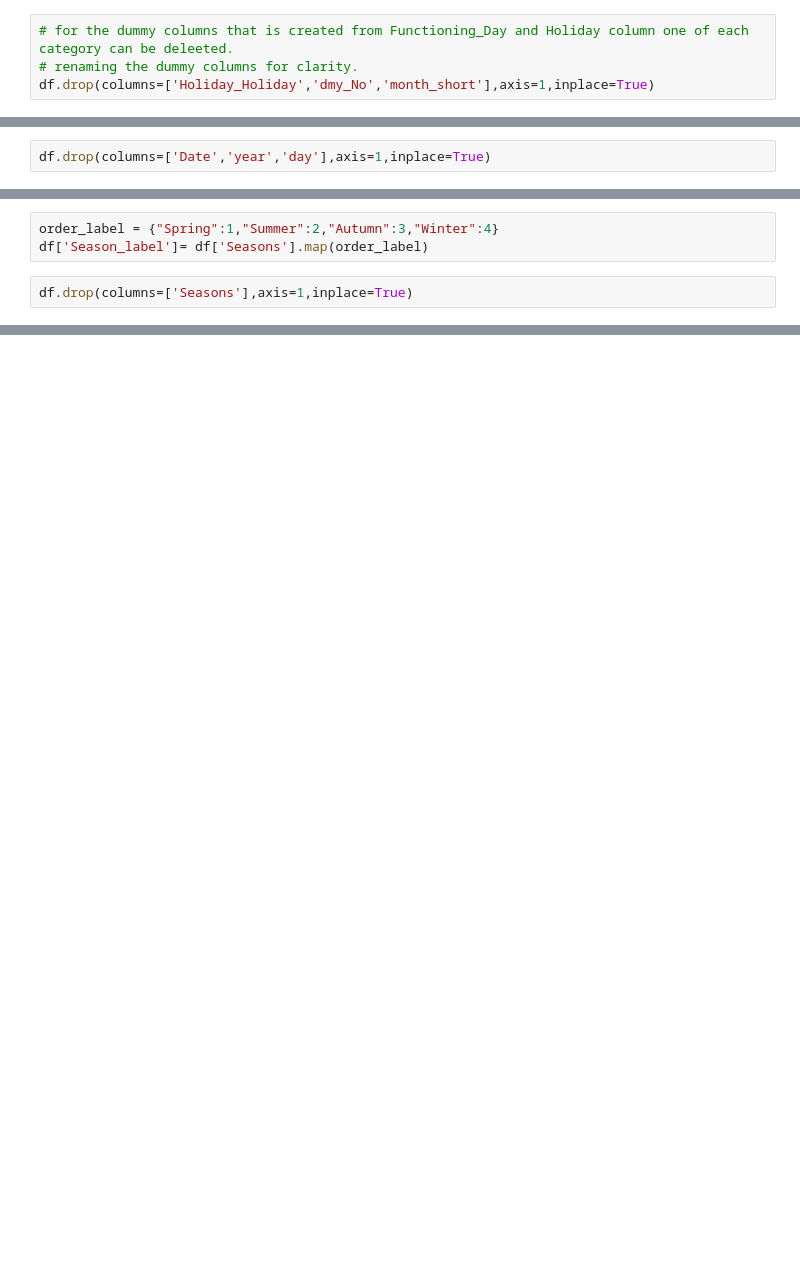
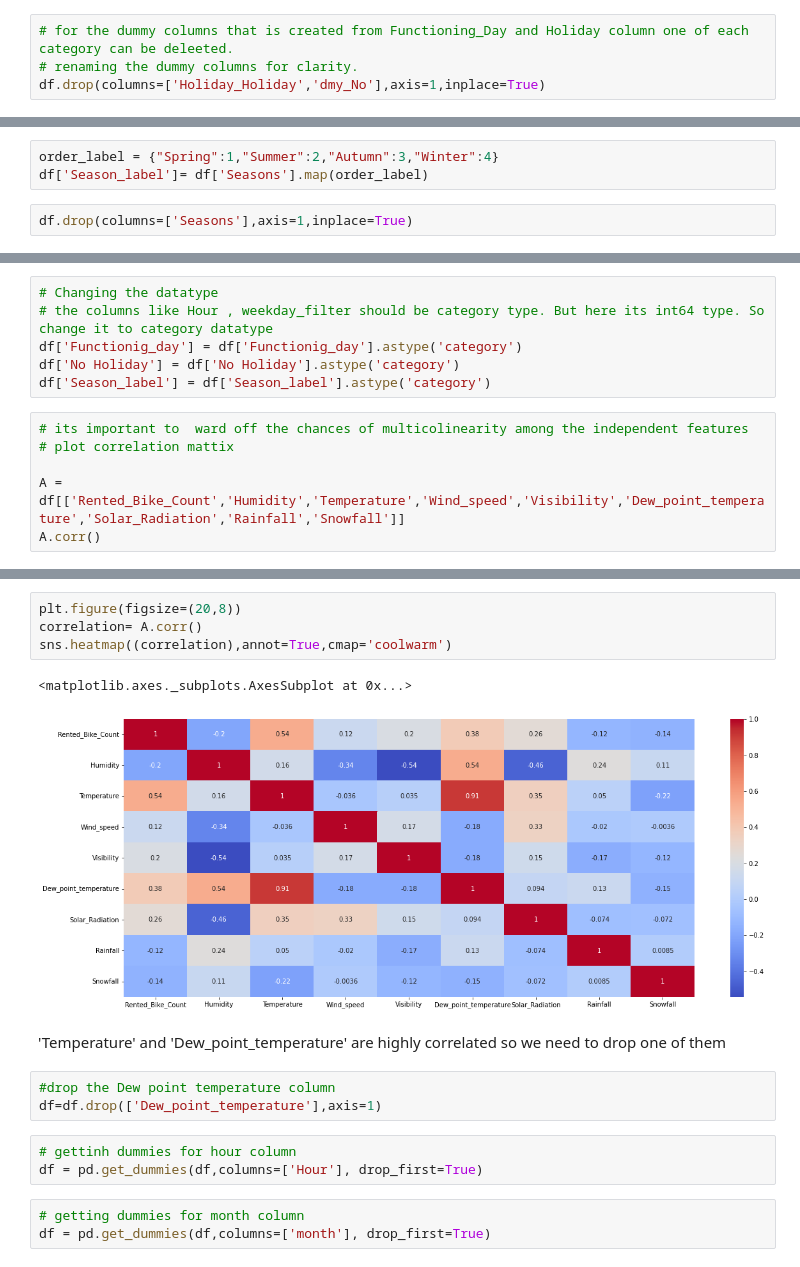
Before and after one commit to SampannaMishra/Bike-Sharing-Demand-Prediction, a Jupyter notebook: Bike_Sharing_Demand_Prediction_Capstone_Project.ipynb, the cells around one changed output, grey strips where cells are left out. Drawn from its saved outputs; the diff is of its cells as text; blank space fills up the shorter version.

```diff
--- a/Bike_Sharing_Demand_Prediction_Capstone_Project.ipynb
+++ b/Bike_Sharing_Demand_Prediction_Capstone_Project.ipynb
@@ -348,4 +372,4 @@ df
 # %%
 # for the dummy columns that is created from Functioning_Day and Holiday column one of each category can be deleeted.
 # renaming the dummy columns for clarity.
-df.drop(columns=['Holiday_Holiday','dmy_No','month_short'],axis=1,inplace=True)
+df.drop(columns=['Holiday_Holiday','dmy_No'],axis=1,inplace=True)
@@ -389,2 +394,0 @@ df
-# %%
-df.drop(columns=['Date','year','day'],axis=1,inplace=True)
@@ -443,0 +436,12 @@ memory usage: 770.0 KB
+# %%
+# Changing the datatype
+# the columns like Hour , weekday_filter should be category type. But here its int64 type. So change it to category datatype
+df['Functionig_day'] = df['Functionig_day'].astype('category')
+df['No Holiday'] = df['No Holiday'].astype('category')
+df['Season_label'] = df['Season_label'].astype('category')
+# %%
+# its important to  ward off the chances of multicolinearity among the independent features
+# plot correlation mattix
+
+A = df[['Rented_Bike_Count','Humidity','Temperature','Wind_speed','Visibility','Dew_point_temperature','Solar_Radiation','Rainfall','Snowfall']]
+A.corr()
@@ -443,0 +459,18 @@ memory usage: 770.0 KB
+# %%
+plt.figure(figsize=(20,8))
+correlation= A.corr()
+sns.heatmap((correlation),annot=True,cmap='coolwarm')
+# %% [output]
+<matplotlib.axes._subplots.AxesSubplot at 0x...>
+[figure, added]
+# %% [markdown]
+'Temperature' and 'Dew_point_temperature' are highly correlated so we need to drop one of them
+# %%
+#drop the Dew point temperature column
+df=df.drop(['Dew_point_temperature'],axis=1)
+# %%
+# gettinh dummies for hour column
+df = pd.get_dummies(df,columns=['Hour'], drop_first=True)
+# %%
+# getting dummies for month column
+df = pd.get_dummies(df,columns=['month'], drop_first=True)
```
Also changed, not shown: parts of 84 cells of this notebook.
